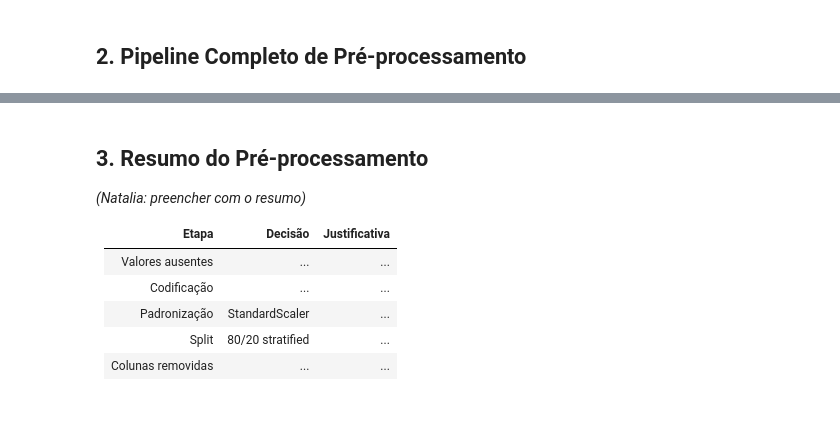
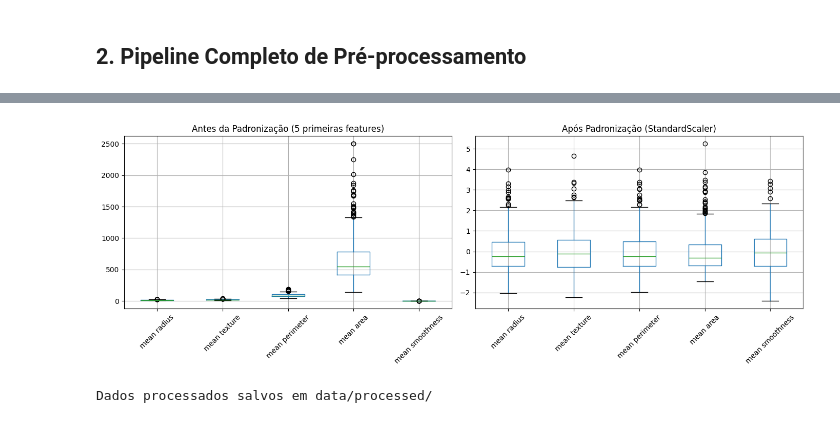
Before and after one commit to Vinny16044/tech-challenge-fase1, a Jupyter notebook: notebooks/breast-cancer-wisconsin/02_preprocessing.ipynb, the cells around one changed output, grey strips where cells are left out. Saved outputs shown, nothing was run; the diff lists cells and outputs as text; code cells hidden in the pictures.

```diff
--- a/notebooks/breast-cancer-wisconsin/02_preprocessing.ipynb
+++ b/notebooks/breast-cancer-wisconsin/02_preprocessing.ipynb
@@ -54,37 +84,35 @@ feature_names = pipeline_result['feature_names']
 # %%
 # Verificar distribuições após padronização
 fig, axes = plt.subplots(1, 2, figsize=(14, 5))
 
 # Antes (primeiras 5 features originais)
 df[feature_names[:5]].boxplot(ax=axes[0])
 axes[0].set_title('Antes da Padronização (5 primeiras features)')
 axes[0].tick_params(axis='x', rotation=45)
 
 # Depois
 X_train[feature_names[:5]].boxplot(ax=axes[1])
 axes[1].set_title('Após Padronização (StandardScaler)')
 axes[1].tick_params(axis='x', rotation=45)
 
+import os
+# Garantir que o diretório de figuras exista (caminho relativo ao notebook)
+os.makedirs('../../reports/figures', exist_ok=True)
 plt.tight_layout()
-plt.savefig('../reports/figures/padronizacao_comparacao.png', dpi=150)
+plt.savefig('../../reports/figures/padronizacao_comparacao.png', dpi=150)
 plt.show()
+# %% [output]
+[figure, added]
 # %%
 # Salvar dados processados
-X_train.to_csv('../data/processed/X_train.csv', index=False)
-X_test.to_csv('../data/processed/X_test.csv', index=False)
-y_train.to_csv('../data/processed/y_train.csv', index=False)
-y_test.to_csv('../data/processed/y_test.csv', index=False)
+import os
+# Garantir que o diretório de dados processados exista (caminho relativo ao notebook)
+os.makedirs('../../data/processed', exist_ok=True)
+X_train.to_csv('../../data/processed/X_train.csv', index=False)
+X_test.to_csv('../../data/processed/X_test.csv', index=False)
+y_train.to_csv('../../data/processed/y_train.csv', index=False)
+y_test.to_csv('../../data/processed/y_test.csv', index=False)
 
 print("Dados processados salvos em data/processed/")
+# %% [output]
+Dados processados salvos em data/processed/
-# %% [markdown]
-## 3. Resumo do Pré-processamento
-
-*(Natalia: preencher com o resumo)*
-
-| Etapa | Decisão | Justificativa |
-|---|---|---|
-| Valores ausentes | ... | ... |
-| Codificação | ... | ... |
-| Padronização | StandardScaler | ... |
-| Split | 80/20 stratified | ... |
-| Colunas removidas | ... | ... |
```
Also changed, not shown: parts of 4 cells of this notebook, 5 other files.
